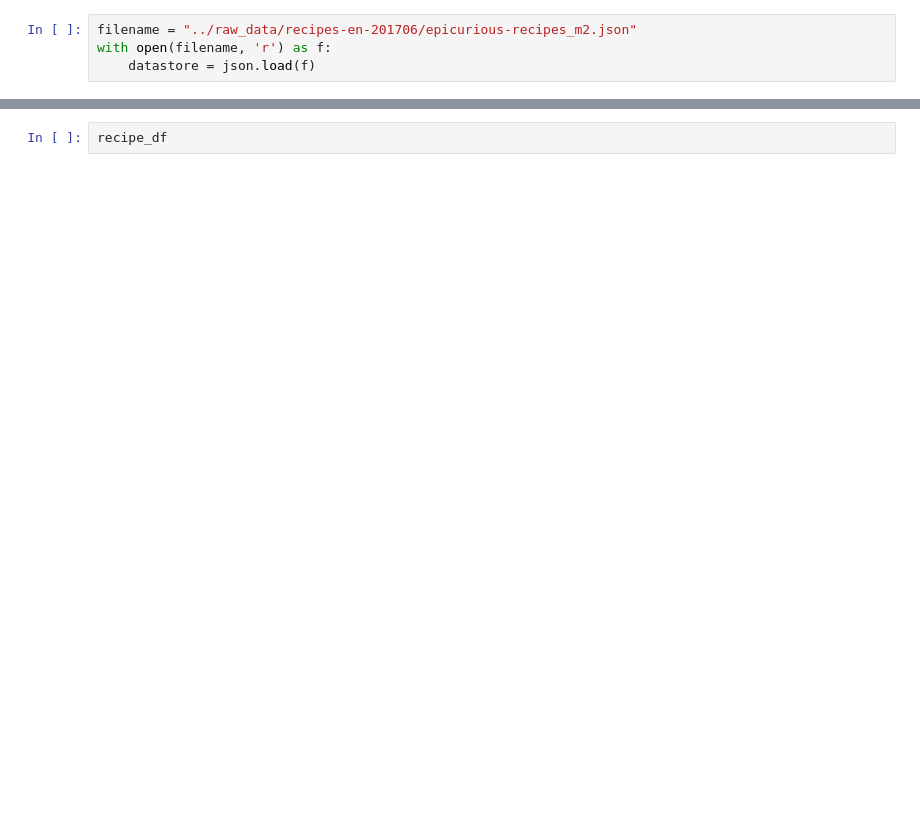
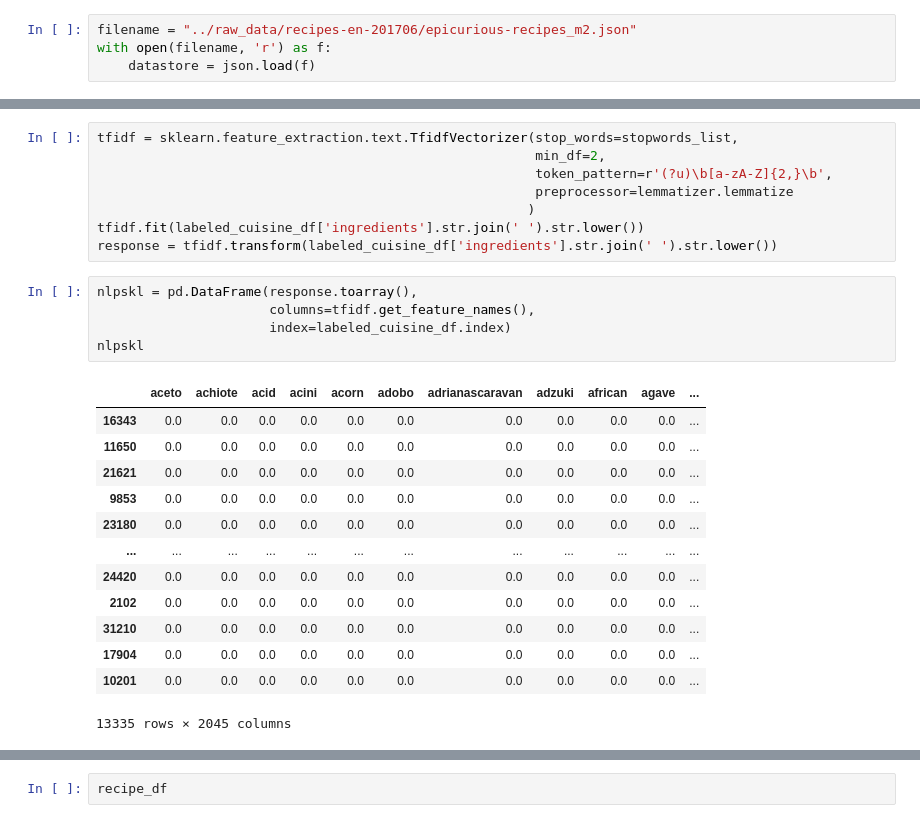
Before and after one commit to AaronWChen/suggest_recipe, a Jupyter notebook: python/epicurious_eda.ipynb, the cells around one changed output, grey strips where cells are left out. Drawn from its saved outputs; the diff is of its cells as text; blank space fills up the shorter version.

```diff
--- a/python/epicurious_eda.ipynb
+++ b/python/epicurious_eda.ipynb
@@ -248,0 +461,27 @@ url = datastore[0]['recipe']['url']
+# %%
+tfidf = sklearn.feature_extraction.text.TfidfVectorizer(stop_words=stopwords_list,
+                                                        min_df=2,
+                                                        token_pattern=r'(?u)\b[a-zA-Z]{2,}\b',
+                                                        preprocessor=lemmatizer.lemmatize
+                                                       )
+tfidf.fit(labeled_cuisine_df['ingredients'].str.join(' ').str.lower())
+response = tfidf.transform(labeled_cuisine_df['ingredients'].str.join(' ').str.lower())
+# %%
+nlpskl = pd.DataFrame(response.toarray(),
+                      columns=tfidf.get_feature_names(),
+                      index=labeled_cuisine_df.index)
+nlpskl
+# %% [output]
+|  | aceto | achiote | acid | acini | acorn | adobo | adrianascaravan | adzuki | african | agave | ... |
+| 16343 | 0.0 | 0.0 | 0.0 | 0.0 | 0.0 | 0.0 | 0.0 | 0.0 | 0.0 | 0.0 | ... |
+| 11650 | 0.0 | 0.0 | 0.0 | 0.0 | 0.0 | 0.0 | 0.0 | 0.0 | 0.0 | 0.0 | ... |
+| 21621 | 0.0 | 0.0 | 0.0 | 0.0 | 0.0 | 0.0 | 0.0 | 0.0 | 0.0 | 0.0 | ... |
+| 9853 | 0.0 | 0.0 | 0.0 | 0.0 | 0.0 | 0.0 | 0.0 | 0.0 | 0.0 | 0.0 | ... |
+| 23180 | 0.0 | 0.0 | 0.0 | 0.0 | 0.0 | 0.0 | 0.0 | 0.0 | 0.0 | 0.0 | ... |
+| ... | ... | ... | ... | ... | ... | ... | ... | ... | ... | ... | ... |
+| 24420 | 0.0 | 0.0 | 0.0 | 0.0 | 0.0 | 0.0 | 0.0 | 0.0 | 0.0 | 0.0 | ... |
+| 2102 | 0.0 | 0.0 | 0.0 | 0.0 | 0.0 | 0.0 | 0.0 | 0.0 | 0.0 | 0.0 | ... |
+| 31210 | 0.0 | 0.0 | 0.0 | 0.0 | 0.0 | 0.0 | 0.0 | 0.0 | 0.0 | 0.0 | ... |
+| 17904 | 0.0 | 0.0 | 0.0 | 0.0 | 0.0 | 0.0 | 0.0 | 0.0 | 0.0 | 0.0 | ... |
+| 10201 | 0.0 | 0.0 | 0.0 | 0.0 | 0.0 | 0.0 | 0.0 | 0.0 | 0.0 | 0.0 | ... |
+13335 rows × 2045 columns
```
Also changed, not shown: parts of 105 cells of this notebook.
